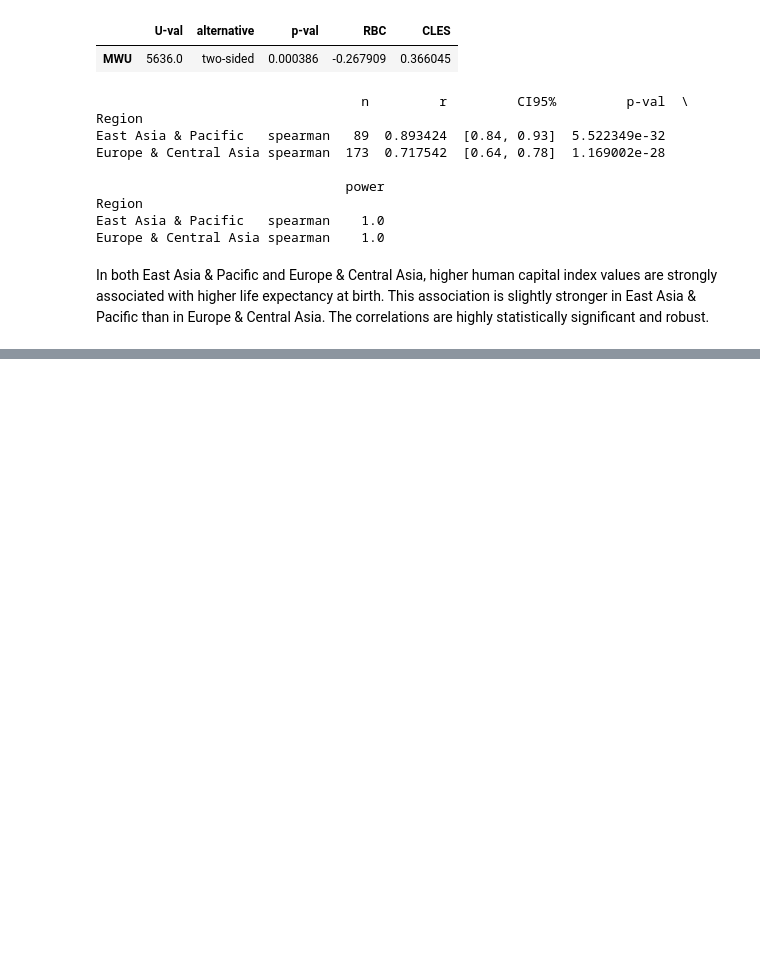
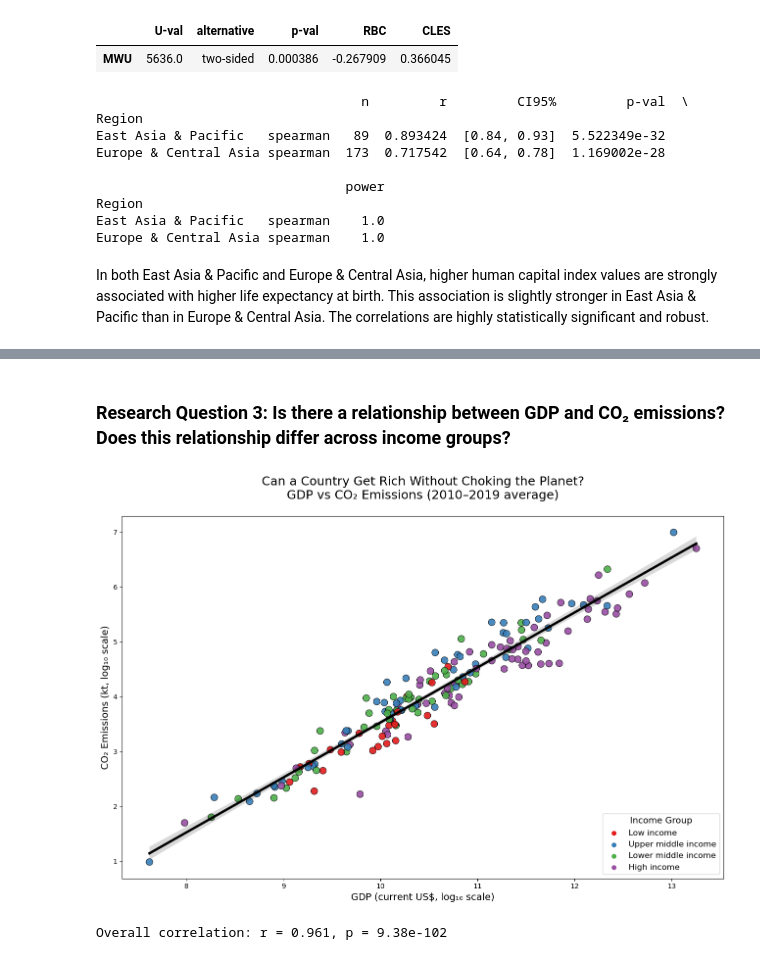
Before and after one commit to kellymegan/ASDA_2025_Group_2_Portfolio_, a Jupyter notebook: notebooks/week_06_group_2_notebook.ipynb, the cells around one changed output, grey strips where cells are left out. Drawn from its saved outputs; the diff is of its cells as text; code cells hidden in the pictures; blank space fills up the shorter version.

Commit message:
Add Relationship between GDP and CO2 emissions.

```diff
--- a/notebooks/week_06_group_2_notebook.ipynb
+++ b/notebooks/week_06_group_2_notebook.ipynb
@@ -496,0 +495,36 @@ NameError: name 'spearmanr' is not defined
+# %% [markdown]
+### Research Question 3: Is there a relationship between GDP and CO₂ emissions? Does this relationship differ across income groups?
+# %%
+df_wbdi['year'] = pd.to_datetime(df_wbdi['date']).dt.year
+df_recent = df_wbdi[df_wbdi['year'].between(2010, 2019)]
+df_avg = df_recent.groupby(['country', 'Income group'], as_index=False).mean(numeric_only=True)
+# %%
+df_corr = df_avg[['GDP_current_US', 'CO2_emisions', 'Income group']].dropna()
+df_corr['log_GDP'] = np.log10(df_corr['GDP_current_US'] + 1)
+df_corr['log_CO2'] = np.log10(df_corr['CO2_emisions'] + 1)
+
+plt.figure(figsize=(13, 9))
+sns.scatterplot(data=df_corr, x='log_GDP', y='log_CO2',
+                hue='Income group', palette='Set1', s=100, alpha=0.9,
+                edgecolor='black', linewidth=0.7)
+
+sns.regplot(data=df_corr, x='log_GDP', y='log_CO2',
+            scatter=False, color='black', line_kws={'lw': 3.5})
+
+plt.title('Can a Country Get Rich Without Choking the Planet?\n'
+          'GDP vs CO₂ Emissions (2010–2019 average)', fontsize=18, pad=25)
+plt.xlabel('GDP (current US$, log₁₀ scale)', fontsize=14)
+plt.ylabel('CO₂ Emissions (kt, log₁₀ scale)', fontsize=14)
+plt.legend(title='Income Group', loc='lower right', fontsize=12, title_fontsize=13)
+
+plt.tight_layout()
+plt.savefig('gdp_vs_co2_final.png', dpi=300, bbox_inches='tight')
+plt.show()
+
+# Correlation print
+from scipy.stats import pearsonr
+r, p = pearsonr(df_corr['log_GDP'], df_corr['log_CO2'])
+print(f"Overall correlation: r = {r:.3f}, p = {p:.2e}")
+# %% [output]
+[figure, added]
+Overall correlation: r = 0.961, p = 9.38e-102
```
Also changed, not shown: parts of 10 cells of this notebook.
